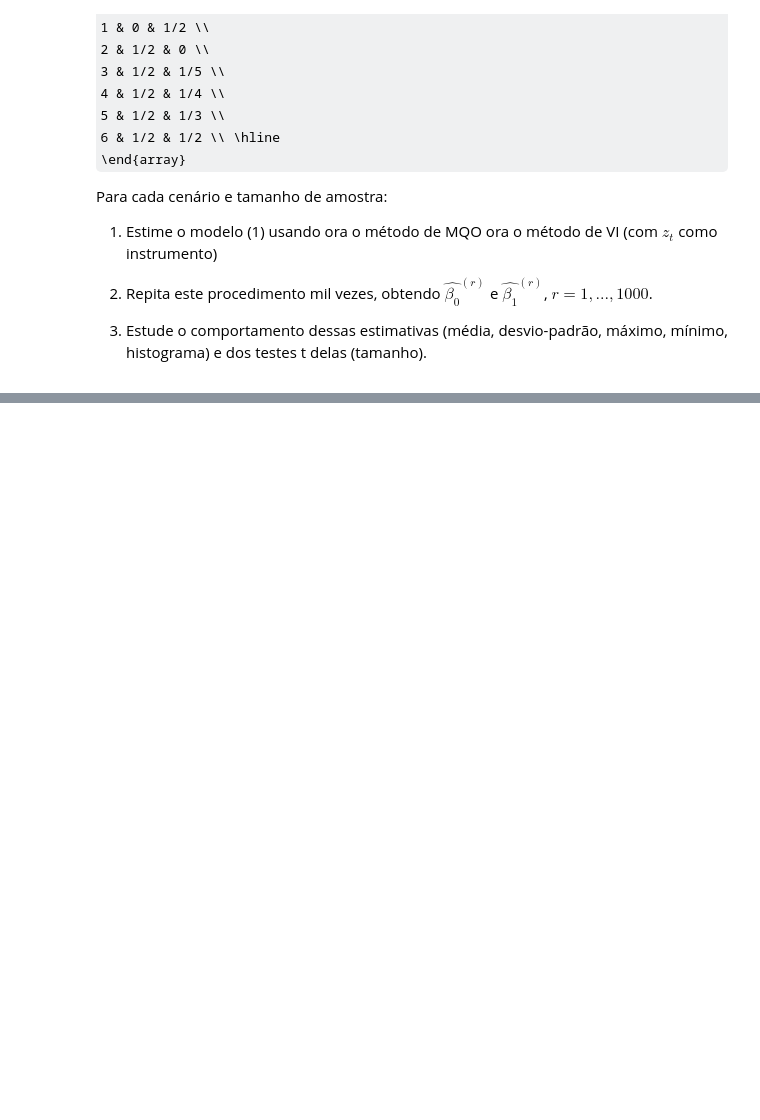
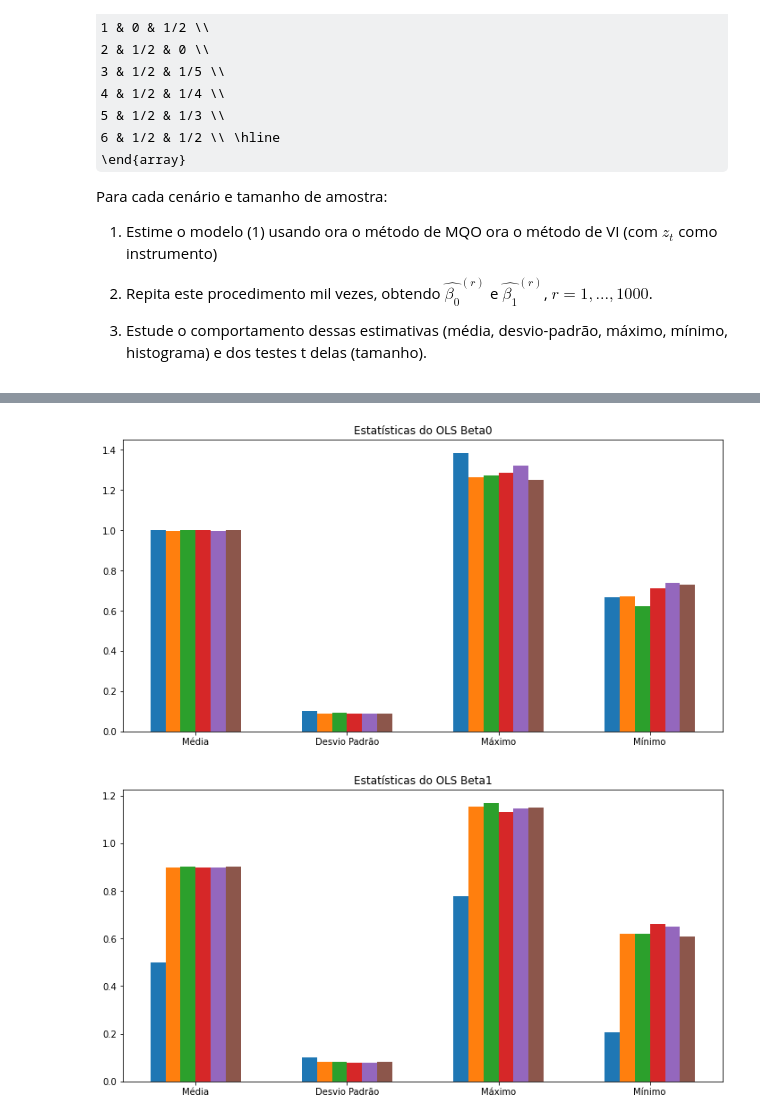
Before and after one commit to lucasestrela/dec_consumo_poupanca, a Jupyter notebook: Lista_1_Variáveis_instrumentais_GMM.ipynb, the cells around one changed output, grey strips where cells are left out. Cells and saved outputs as stored; diff of their text form; code cells hidden in the pictures; some formulas as TeX source; blank space fills up the shorter version.

```diff
--- a/Lista_1_Variáveis_instrumentais_GMM.ipynb
+++ b/Lista_1_Variáveis_instrumentais_GMM.ipynb
@@ -394,0 +479,40 @@ No handles with labels found to put in legend.
+# %%
+estatisticas = ('Média', 'Desvio Padrão', 'Máximo', 'Mínimo')
+y_pos = np.arange(len(estatisticas))
+
+######## -- Calculando para Beta0 -- ########
+fig, ax = plt.subplots(figsize=(12,6))
+width = 0.1       # the width of the bars
+width1 = 0
+
+# Iterando nos parâmetros
+for idx_param, param in enumerate(lammbda):
+
+    plt.bar(y_pos + width1, estat[0, idx_param, :], width)
+
+    width1 = width1 + width
+
+plt.xticks((width + width + width/2 + y_pos), estatisticas)
+plt.title('Estatísticas do OLS Beta0')
+plt.show()
+
+######## -- Calculando para Beta1 -- ########
+fig, ax = plt.subplots(figsize=(12,6))
+
+width = 0.1       # the width of the bars
+width1 = 0
+
+# Iterando nos parâmetros
+for idx_param, param in enumerate(lammbda):
+
+    plt.bar(y_pos + width1, estat[1, idx_param, :], width)
+
+    width1 = width1 + width
+
+
+plt.xticks((width + width + width/2 + y_pos), estatisticas)
+plt.title('Estatísticas do OLS Beta1')
+plt.show()
+# %% [output]
+[figure, added]
+[figure, added]
```
Also changed, not shown: parts of 6 cells of this notebook.
